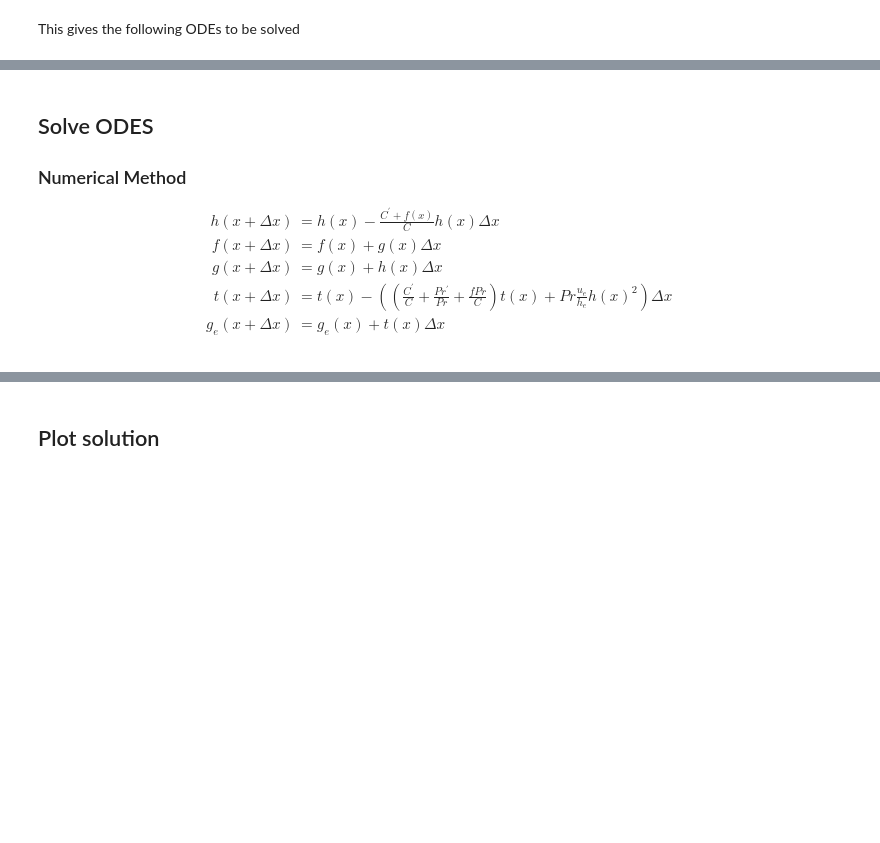
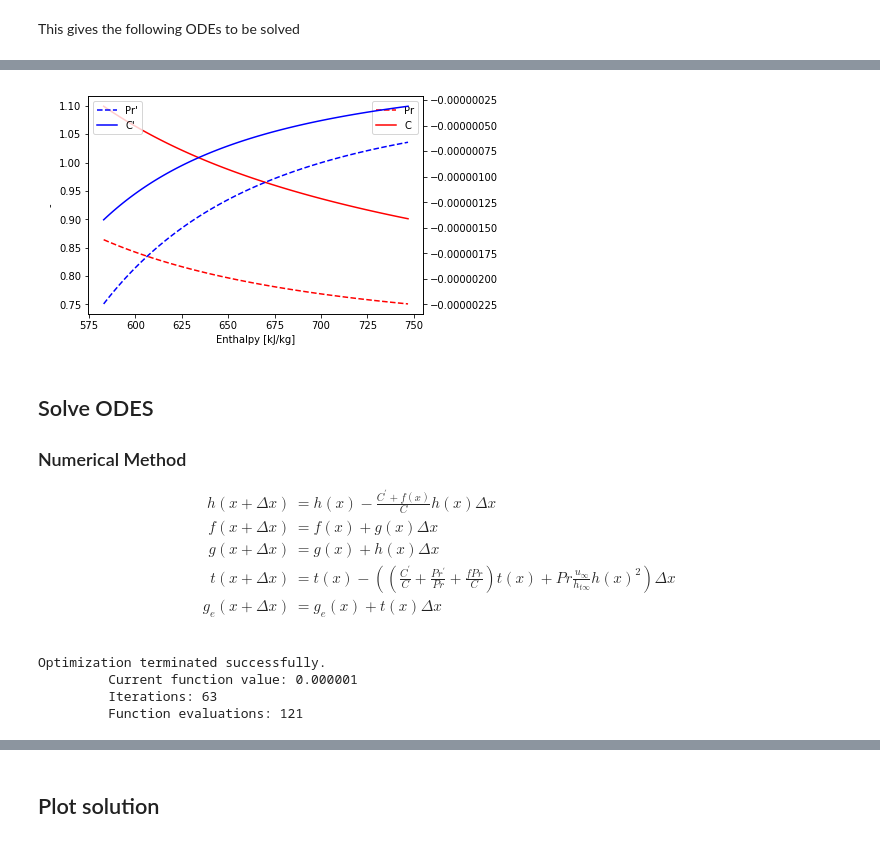
Before and after one commit to stephansmit/blasius_equation, a Jupyter notebook: blasius_vp_notebook.ipynb, the cells around one changed output, grey strips where cells are left out. Drawn from its saved outputs; the diff is of its cells as text; code cells hidden in the pictures; blank space fills up the shorter version.

```diff
--- a/blasius_vp_notebook.ipynb
+++ b/blasius_vp_notebook.ipynb
@@ -123,3 +167,8 @@ class tstate(object):
+# %%
+ts = ThermodynamicTable("CO2", p_inf, T_inf*0.9, T_wall*1.1, T_inf, 100)
+ts.plot()
+# %% [output]
+[figure, added]
 # %% [markdown]
 ## Solve ODES
 ### Numerical Method
@@ -128,7 +177,7 @@ $$
 h(x+\Delta x) &= h(x) -\frac{C^{'}+f(x)}{C}h(x)\Delta x& \\
 f(x+\Delta x) &= f(x) +g(x)\Delta x&      \\
 g(x+\Delta x) &= g(x) +h(x)\Delta x&      \\
-t(x+\Delta x) &= t(x) -\left(\left(\frac{C^{'}}{C} + \frac{Pr^{'}}{Pr} + \frac{fPr}{C} \right)t(x) + Pr\frac{u_e}{h_e}h(x)^2\right)\Delta x& \\
+t(x+\Delta x) &= t(x) -\left(\left(\frac{C^{'}}{C} + \frac{Pr^{'}}{Pr} + \frac{fPr}{C} \right)t(x) + Pr\frac{u_\infty}{h_{t\infty}}h(x)^2\right)\Delta x& \\
 g_e(x+\Delta x)&= g_e(x)+t(x)\Delta x& \\
 \end{align}
 $$
@@ -135,28 +199,27 @@ $$
 # %%
-import numpy as np
-from scipy.optimize import minimize
-n=100000
-ge0 = 1e6
-p0  = 2e6
-ue = 10
-he = 1
-ts = tstate("CO2", ge0, p0)
 #mesh
+n=10000
 x = np.linspace(0,10,n); dx = np.diff(x)
+
 #initialization
 f = np.zeros(n); g = np.zeros(n); h = np.zeros(n)
-ge = np.zeros(n); t = np.zeros(n)
+ge= np.ones(n);  t = np.zeros(n);
+C = np.zeros(n); derC = np.zeros(n)
+Pr= np.zeros(n); derPr= np.zeros(n)
+
 #bc
-f[0]=0; g[0]=0; ge[0]=1.1
+f[0]=0; g[0]=0; ge[0]=ht_w/ht_inf
+
 #initial guess
-h0=0.47197387; t0=0.22206645 #[0.47624568, 0.14111709]
+h0=0.1; t0=0.1
 
 def solve_ode(x):
     h[0]=x[0]
     t[0]=x[1]
     for i in range(0,n-1):
         ip=i+1
-        ts.set_prop(ge[i], t[i])
+        hs = ge[i]*h_tinf - 1/2*(g[i]*u_inf)**2
+        ts.set_prop(hs,g[i],h[i],t[i], u_inf, ht_inf)
         h[ip]=h[i]  -((ts.derC + f[i])/ts.C)*h[i]*dx[i]
         f[ip]=f[i] + g[i]*dx[i]
         g[ip]=g[i] + h[i]*dx[i]
@@ -166,4 +229,9 @@ def solve_ode(x):
     error = abs(1-g[-1])+abs(1-ge[-1])
     return error
 
-res = minimize(solve_ode, [h0,t0], method='Nelder-Mead', options={'xtol': 1e-6, 'disp': True})
+res = minimize(solve_ode, np.array([h0,t0]), method='Nelder-Mead', options={'xtol': 1e-6, 'disp': True})
+# %% [output]
+Optimization terminated successfully.
+         Current function value: 0.000001
+         Iterations: 63
+         Function evaluations: 121
```
Also changed, not shown: parts of 12 cells of this notebook, 2 other files.
